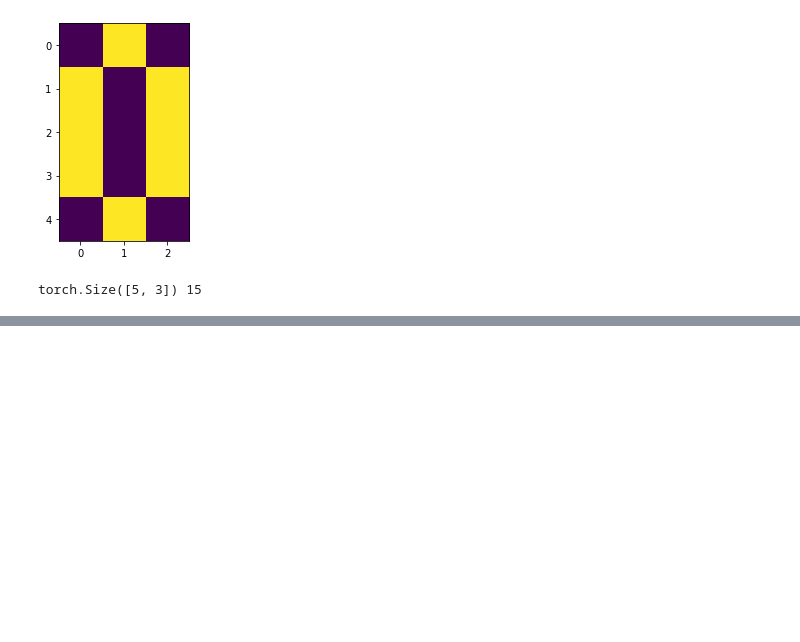
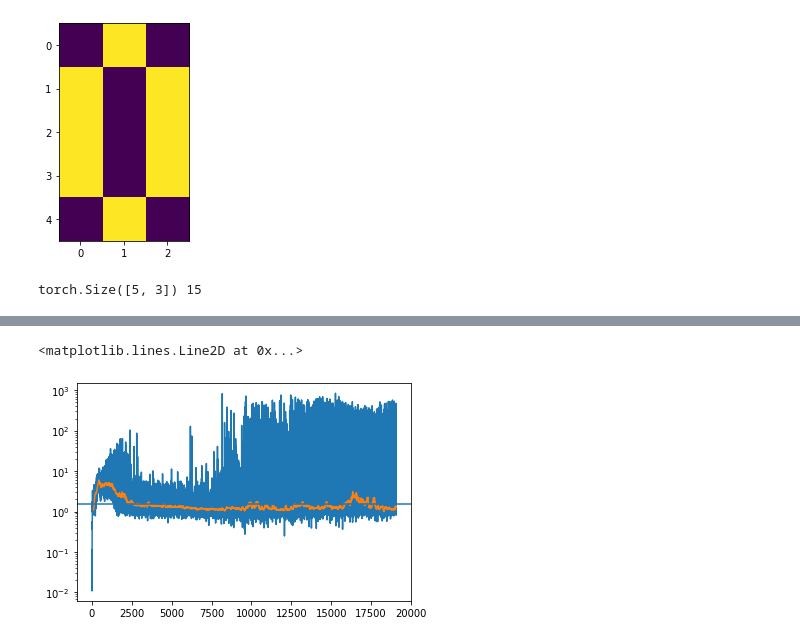
Before and after one commit to sergeivolodin/causality-disentanglement-rl, a Jupyter notebook: debug/sparsity-playground.ipynb, the cells around one changed output, grey strips where cells are left out. Drawn from its saved outputs; the diff is of its cells as text; code cells hidden in the pictures; blank space fills up the shorter version.

```diff
--- a/debug/sparsity-playground.ipynb
+++ b/debug/sparsity-playground.ipynb
@@ -253,0 +410,8 @@ sns.heatmap(model.switch.probas.detach().cpu().numpy(), vmin=0, vmax=1)
+# %%
+plt.plot(metrics_dict['ratio'])
+plt.yscale('log')
+plt.plot(pd.Series(metrics_dict['ratio']).rolling(100).median())
+plt.axhline(1.5)
+# %% [output]
+<matplotlib.lines.Line2D at 0x...>
+[figure, added]
```
Also changed, not shown: parts of 20 cells of this notebook, 2 other files.
